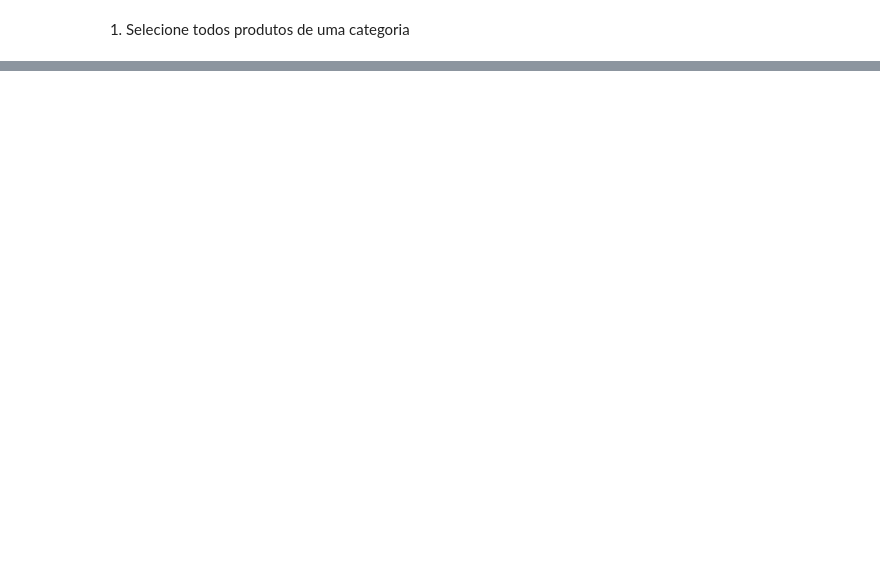
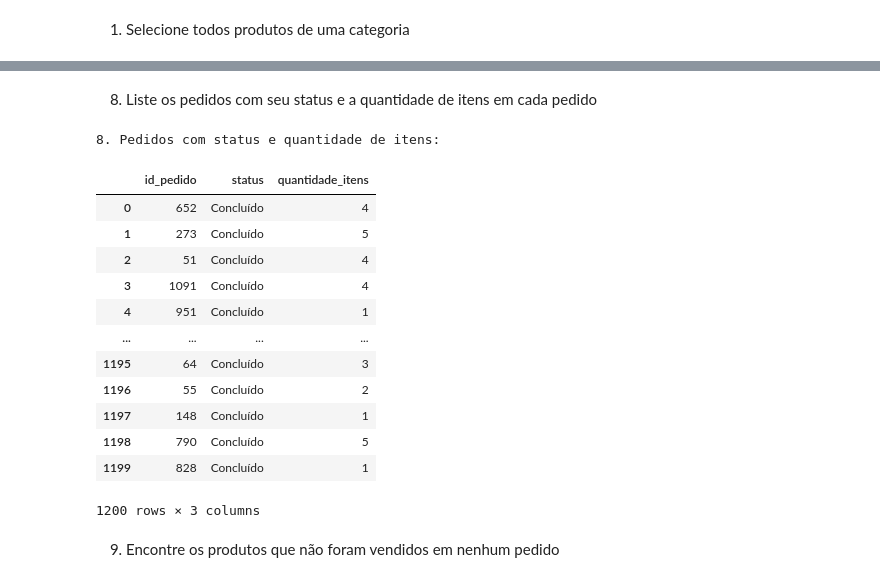
Before and after one commit to devLeandroAraujo/engenhariadedadosGrowdev, a Jupyter notebook: Tarefa11.ipynb, the cells around one changed output, grey strips where cells are left out. Drawn from its saved outputs; the diff is of its cells as text; code cells hidden in the pictures; blank space fills up the shorter version.

```diff
--- a/Tarefa11.ipynb
+++ b/Tarefa11.ipynb
@@ -192,0 +351,29 @@ engine.dispose()
+# %% [markdown]
+8. Liste os pedidos com seu status e a quantidade de itens em cada pedido
+# %%
+query8 = """
+    SELECT Pedidos.ID_Pedido, Pedidos.Status, COUNT(Itens_Pedido.ID_Item) AS quantidade_itens
+    FROM Pedidos
+    JOIN Itens_Pedido ON Pedidos.ID_Pedido = Itens_Pedido.ID_Pedido
+    GROUP BY Pedidos.ID_Pedido, Pedidos.Status;
+"""
+df_itens_pedido = pd.read_sql(query8, engine)
+print("\n8. Pedidos com status e quantidade de itens:")
+df_itens_pedido
+# %% [output]
+8. Pedidos com status e quantidade de itens:
+|  | id_pedido | status | quantidade_itens |
+| 0 | 652 | Concluído | 4 |
+| 1 | 273 | Concluído | 5 |
+| 2 | 51 | Concluído | 4 |
+| 3 | 1091 | Concluído | 4 |
+| 4 | 951 | Concluído | 1 |
+| ... | ... | ... | ... |
+| 1195 | 64 | Concluído | 3 |
+| 1196 | 55 | Concluído | 2 |
+| 1197 | 148 | Concluído | 1 |
+| 1198 | 790 | Concluído | 5 |
+| 1199 | 828 | Concluído | 1 |
+1200 rows × 3 columns
+# %% [markdown]
+9. Encontre os produtos que não foram vendidos em nenhum pedido
```
Also changed, not shown: parts of 34 cells of this notebook.
